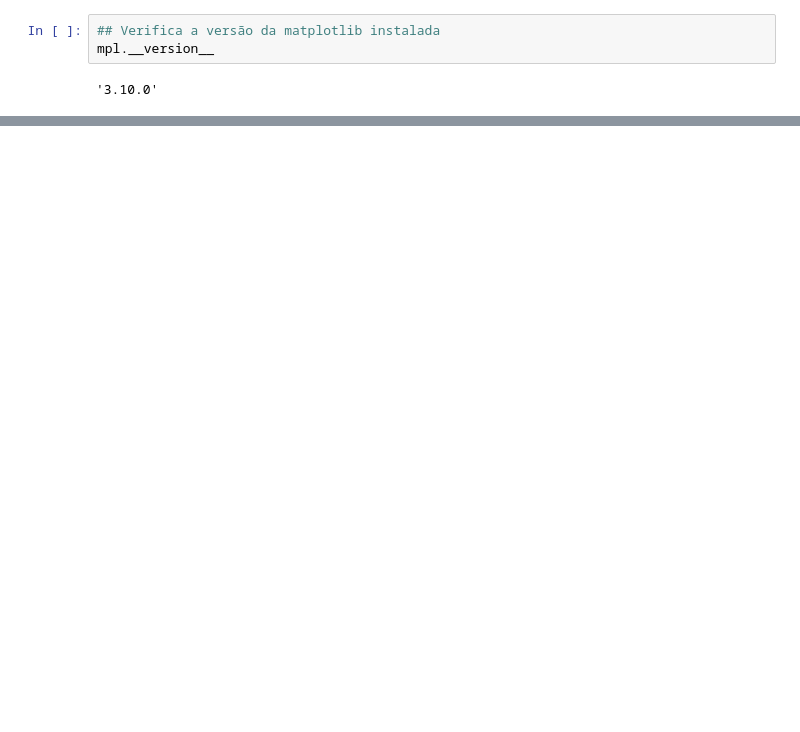
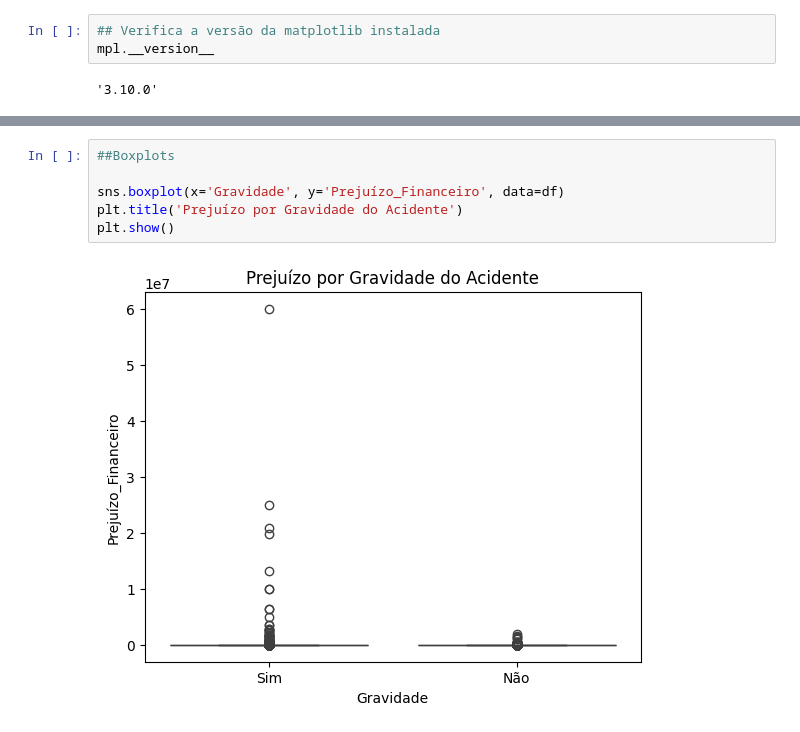
Before and after one commit to fabarroso/MVP1, a Jupyter notebook: MVP1.ipynb, the cells around one changed output, grey strips where cells are left out. Cells and saved outputs as stored; diff of their text form; blank space fills up the shorter version.

```diff
--- a/MVP1.ipynb
+++ b/MVP1.ipynb
@@ -47,0 +137,8 @@ mpl.__version__
+# %%
+##Boxplots
+
+sns.boxplot(x='Gravidade', y='Prejuízo_Financeiro', data=df)
+plt.title('Prejuízo por Gravidade do Acidente')
+plt.show()
+# %% [output]
+[figure, added]
```
Also changed, not shown: parts of 9 cells of this notebook.
